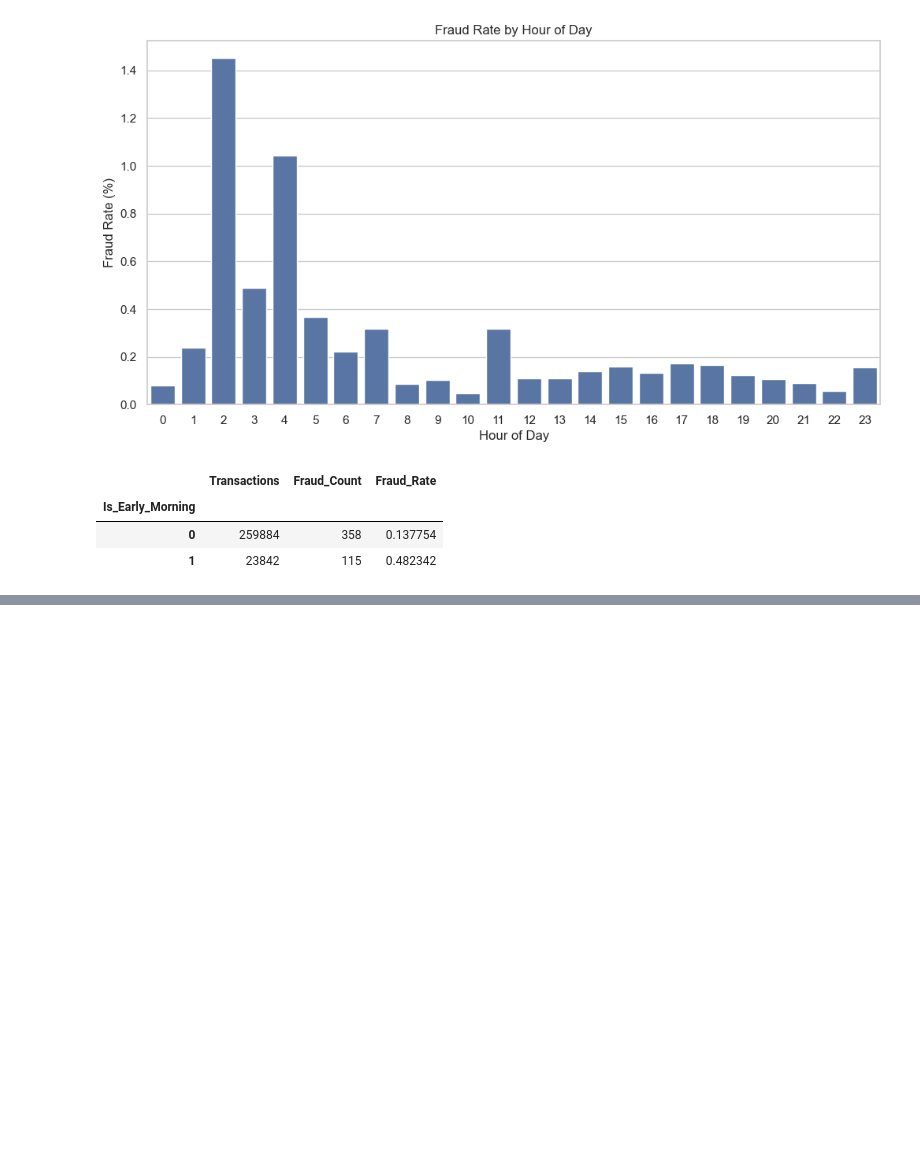
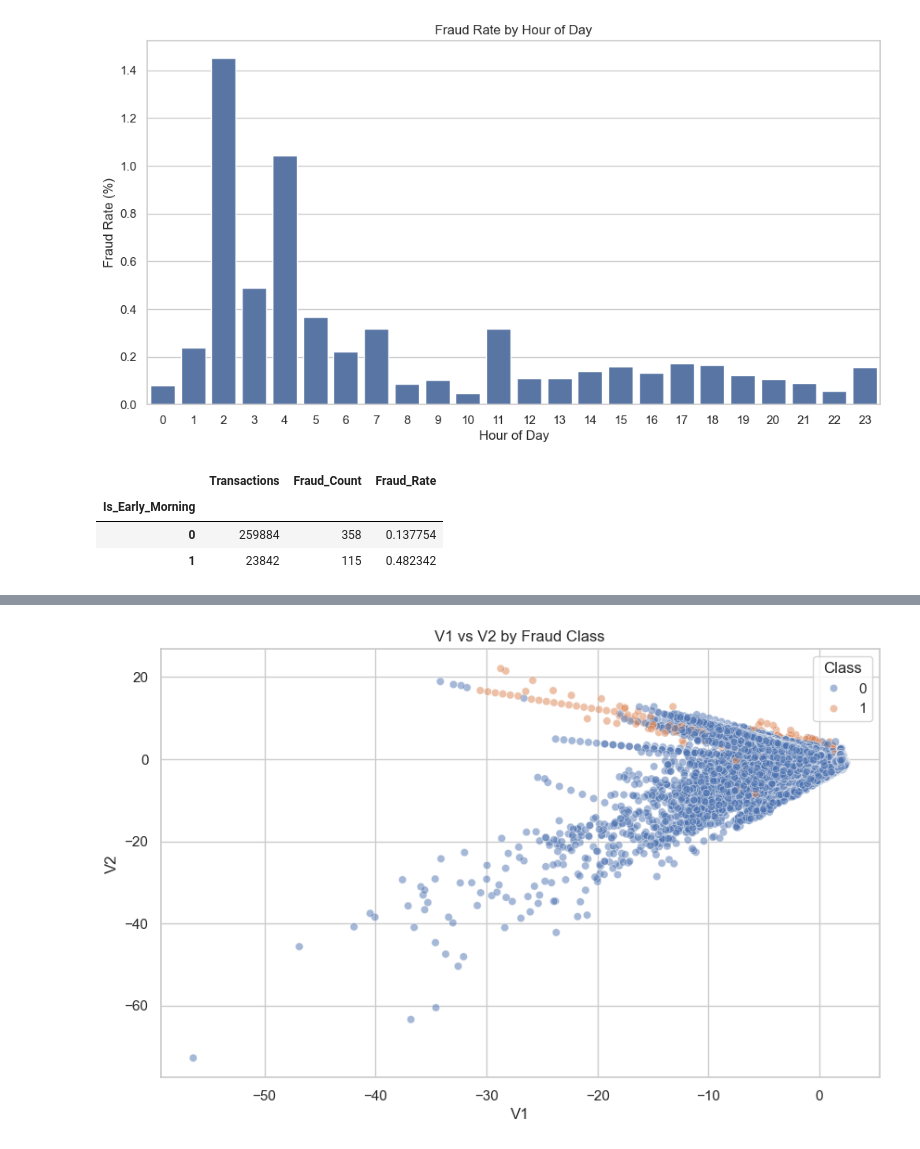
Before and after one commit to Yvonneamg/Credit_Card_Fraud_Detection, a Jupyter notebook: fraud_detection_final.ipynb, the cells around one changed output, grey strips where cells are left out. Cells and saved outputs as stored; diff of their text form; code cells hidden in the pictures; blank space fills up the shorter version.

```diff
--- a/fraud_detection_final.ipynb
+++ b/fraud_detection_final.ipynb
@@ -436,0 +461,18 @@ early_morning_analysis
+# %%
+plt.figure(figsize=(10, 6))
+
+sns.scatterplot(
+    data=df,
+    x="V1",
+    y="V2",
+    hue="Class",
+    alpha=0.5
+)
+
+plt.title("V1 vs V2 by Fraud Class")
+plt.xlabel("V1")
+plt.ylabel("V2")
+
+plt.show()
+# %% [output]
+[figure, added]
```
Also changed, not shown: parts of 2 cells of this notebook.
